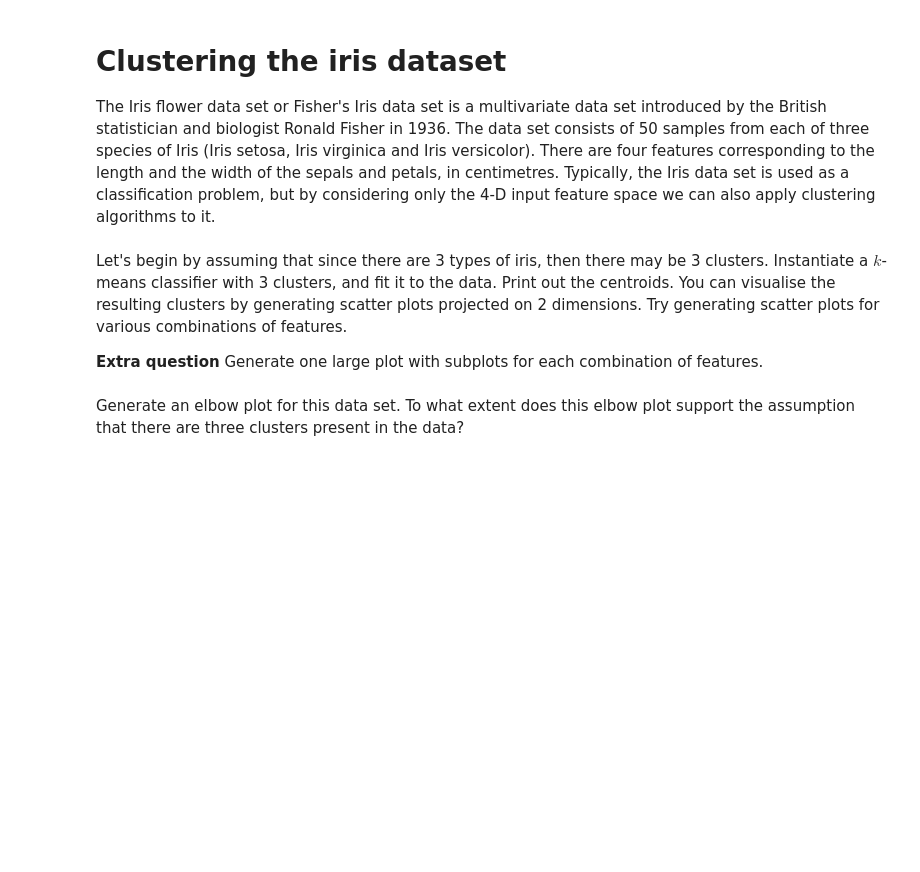
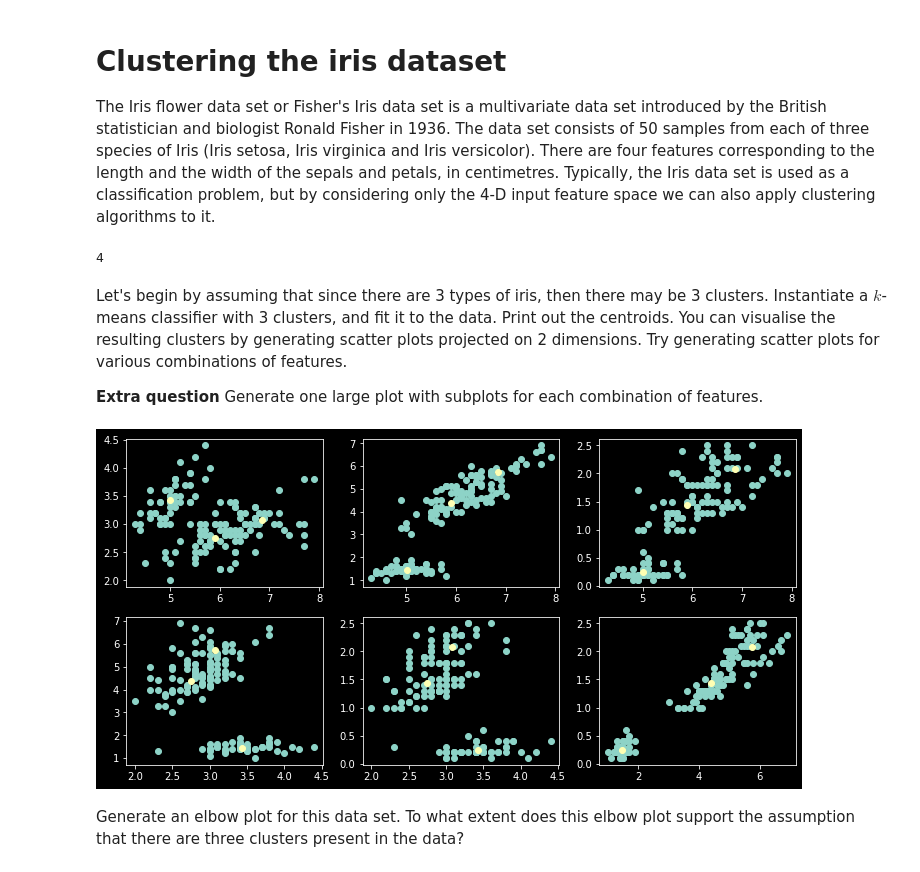
Before and after one commit to Raynham/Introduction-to-AI, a Jupyter notebook: week3/Worksheet 3 Week 15.ipynb, the cells around one changed output. Cells and saved outputs as stored; diff of their text form; code cells hidden in the pictures; blank space fills up the shorter version.

```diff
--- a/week3/Worksheet 3 Week 15.ipynb
+++ b/week3/Worksheet 3 Week 15.ipynb
@@ -133,6 +138,11 @@ The Iris flower data set or Fisher's Iris data set is a multivariate data set in
 # (take a look at the documentation here:
 # https://scikit-learn.org/stable/modules/generated/sklearn.datasets.load_iris.html)
 ##TODO##
+from sklearn.datasets import load_iris
+X = load_iris().data
+X.shape[1]
+# %% [output]
+4
 # %% [markdown]
 Let's begin by assuming that since there are 3 types of iris, then there may be 3 clusters. Instantiate a $k$-means classifier with 3 clusters, and fit it to the data. Print out the centroids. You can visualise the resulting clusters by generating scatter plots projected on 2 dimensions. Try generating scatter plots for various combinations of features.
 
@@ -150,2 +150,25 @@ Let's begin by assuming that since there are 3 types of iris, then there may be
+# %%
+kmeans = KMeans(n_clusters=3, random_state=0)
+# Fit the iris dataset
+kmeans.fit(X)
+cluster_centers = kmeans.cluster_centers_
+# Make a scatter plot of the data on the first two axes
+# Plot all combinations of data in one large plot with subplots for each combination of features
+fig, ax= plt.subplots(2,3, figsize=(12, 6))
+ax[0][0].scatter(X[:, 0], X[:, 1])
+ax[0][1].scatter(X[:, 0], X[:, 2])
+ax[0][2].scatter(X[:, 0], X[:, 3])
+ax[1][0].scatter(X[:, 1], X[:, 2])
+ax[1][1].scatter(X[:, 1], X[:, 3])
+ax[1][2].scatter(X[:, 2], X[:, 3])
+ax[0][0].scatter(cluster_centers[:, 0], cluster_centers[:, 1])
+ax[0][1].scatter(cluster_centers[:, 0], cluster_centers[:, 2])
+ax[0][2].scatter(cluster_centers[:, 0], cluster_centers[:, 3])
+ax[1][0].scatter(cluster_centers[:, 1], cluster_centers[:, 2])
+ax[1][1].scatter(cluster_centers[:, 1], cluster_centers[:, 3])
+ax[1][2].scatter(cluster_centers[:, 2], cluster_centers[:, 3])
+plt.show()
+# %% [output]
+[figure, added]
 # %% [markdown]
 Generate an elbow plot for this data set. To what extent does this elbow plot support the assumption that there are three clusters present in the data?
```
Also changed, not shown: parts of 18 cells of this notebook, 1 other file.
